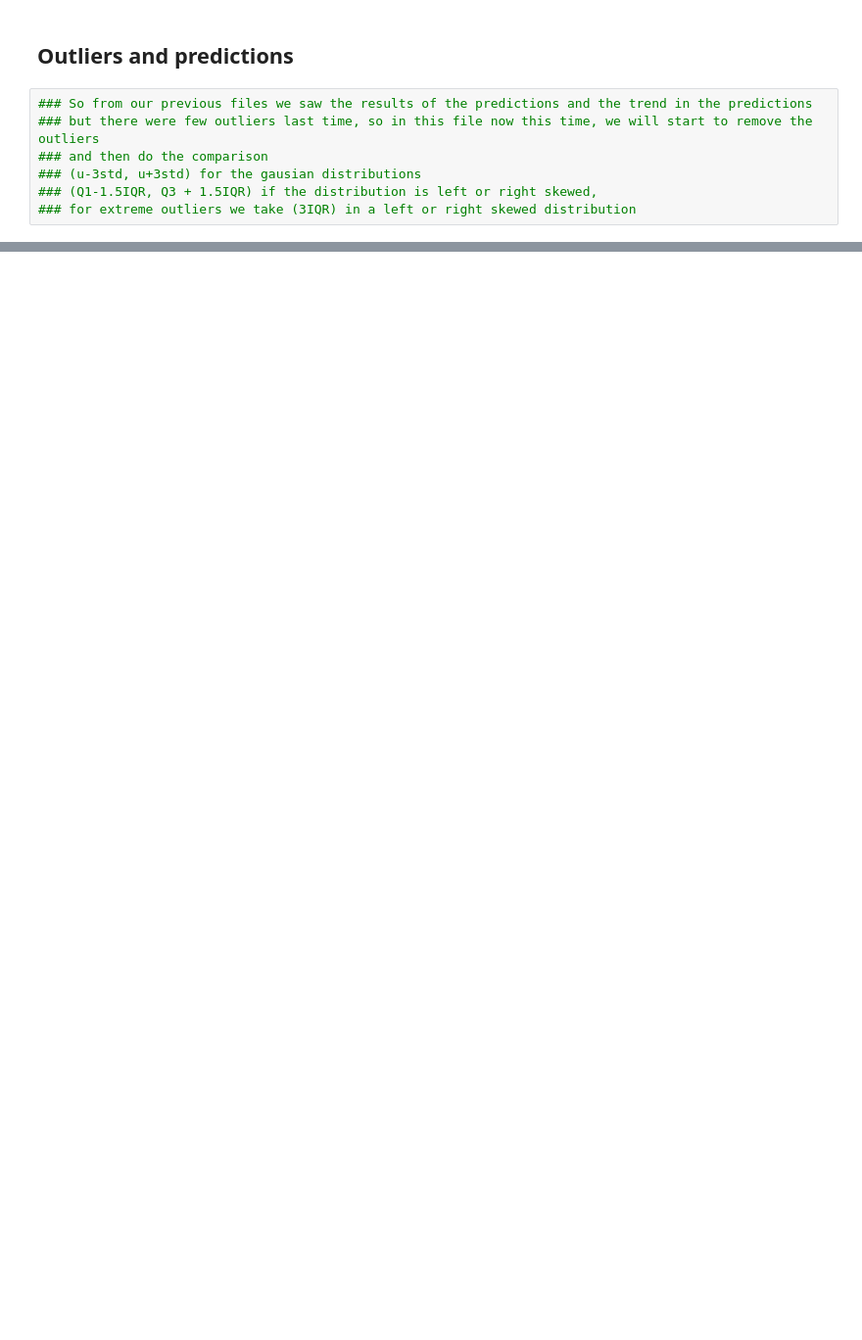
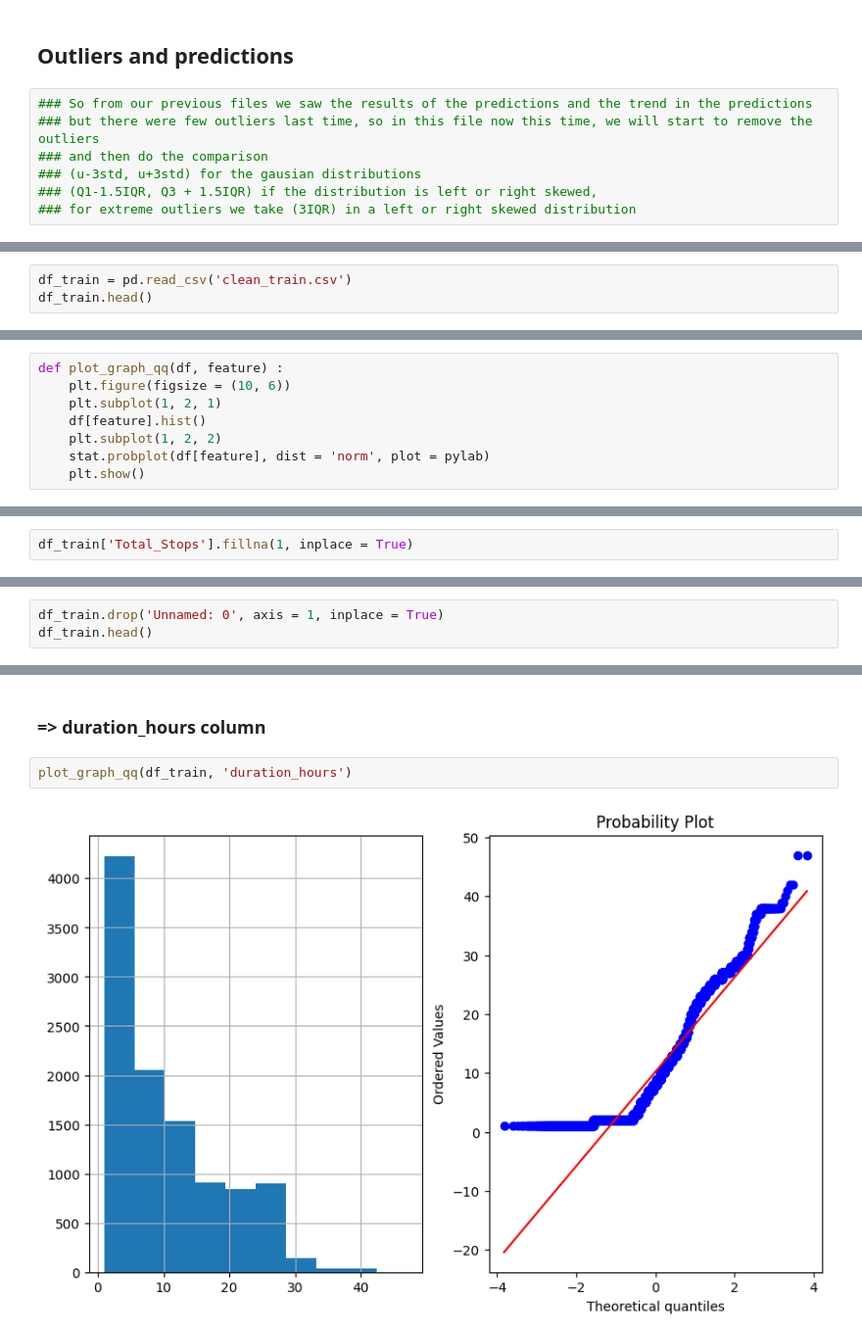
Before and after one commit to utsav87589/Flight-Price-EDA, a Jupyter notebook: notebooks/outliers.ipynb, the cells around one changed output, grey strips where cells are left out. Shown at 98% size. Drawn from its saved outputs; the diff is of its cells as text; blank space fills up the shorter version.

```diff
--- a/notebooks/outliers.ipynb
+++ b/notebooks/outliers.ipynb
@@ -9,0 +33,3 @@
+# %%
+df_train = pd.read_csv('clean_train.csv')
+df_train.head()
@@ -9,0 +49,8 @@
+# %%
+def plot_graph_qq(df, feature) :
+    plt.figure(figsize = (10, 6))
+    plt.subplot(1, 2, 1)
+    df[feature].hist()
+    plt.subplot(1, 2, 2)
+    stat.probplot(df[feature], dist = 'norm', plot = pylab)
+    plt.show()
@@ -9,0 +76,2 @@
+# %%
+df_train['Total_Stops'].fillna(1, inplace = True)
@@ -9,0 +85,3 @@
+# %%
+df_train.drop('Unnamed: 0', axis = 1, inplace = True)
+df_train.head()
@@ -9,0 +95,6 @@
+# %% [markdown]
+### => duration_hours column
+# %%
+plot_graph_qq(df_train, 'duration_hours')
+# %% [output]
+[figure, added]
```
Also changed, not shown: parts of 53 cells of this notebook, 2 other files.
